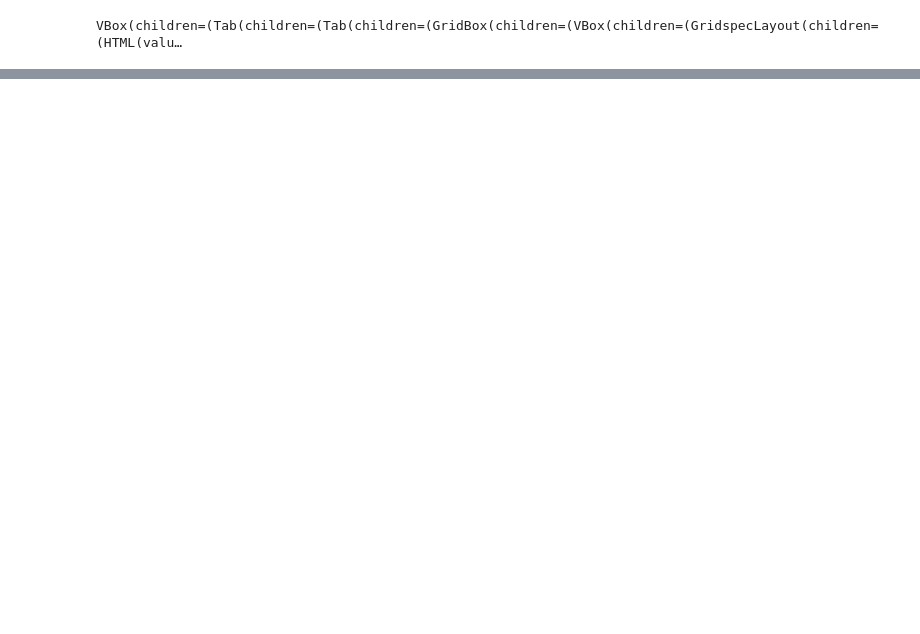
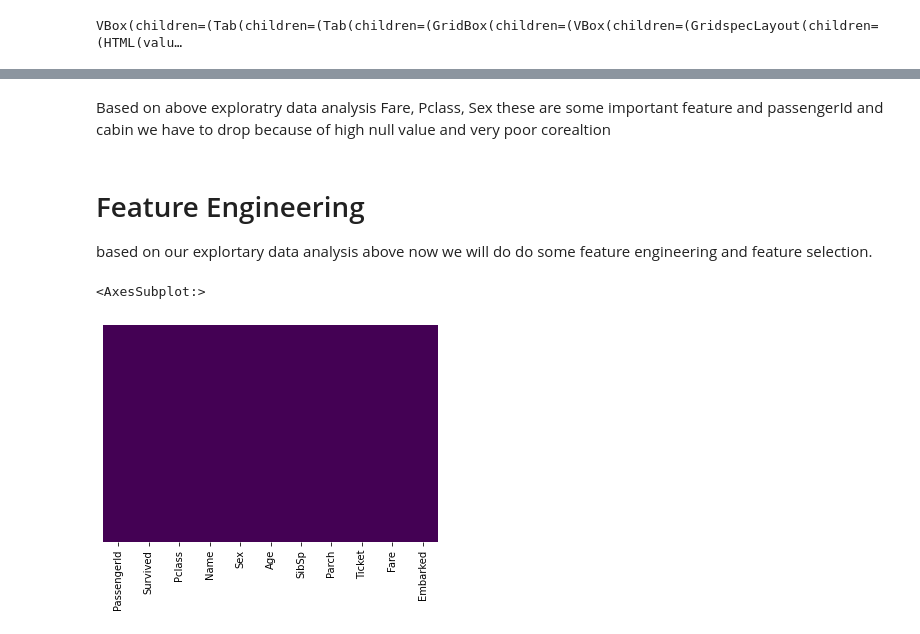
Before and after one commit to omtripathi786/titanic, a Jupyter notebook: om-titanic.ipynb, the cells around one changed output, grey strips where cells are left out. Cells and saved outputs as stored; diff of their text form; code cells hidden in the pictures; blank space fills up the shorter version.

```diff
--- a/om-titanic.ipynb
+++ b/om-titanic.ipynb
@@ -25,0 +144,16 @@ VBox(children=(Tab(children=(Tab(children=(GridBox(children=(VBox(children=(Grid
+# %% [markdown]
+ Based on above exploratry data analysis Fare, Pclass, Sex these are some important feature and passengerId and cabin we have to drop because of high null value and very poor corealtion
+# %% [markdown]
+# Feature Engineering
+
+based on our explortary data analysis above now we will do do some feature engineering and feature selection.
+# %%
+#drop cabin from train data
+train_df.drop('Cabin', axis=1, inplace=True)
+# %%
+train_df['Age'].fillna(int(train_df['Age'].mean()), inplace=True)
+# %%
+sns.heatmap(train_df.isnull(),yticklabels=False,cbar=False,cmap='viridis')
+# %% [output]
+<AxesSubplot:>
+[figure, added]
```
Also changed, not shown: parts of 51 cells of this notebook, 1 other file.
